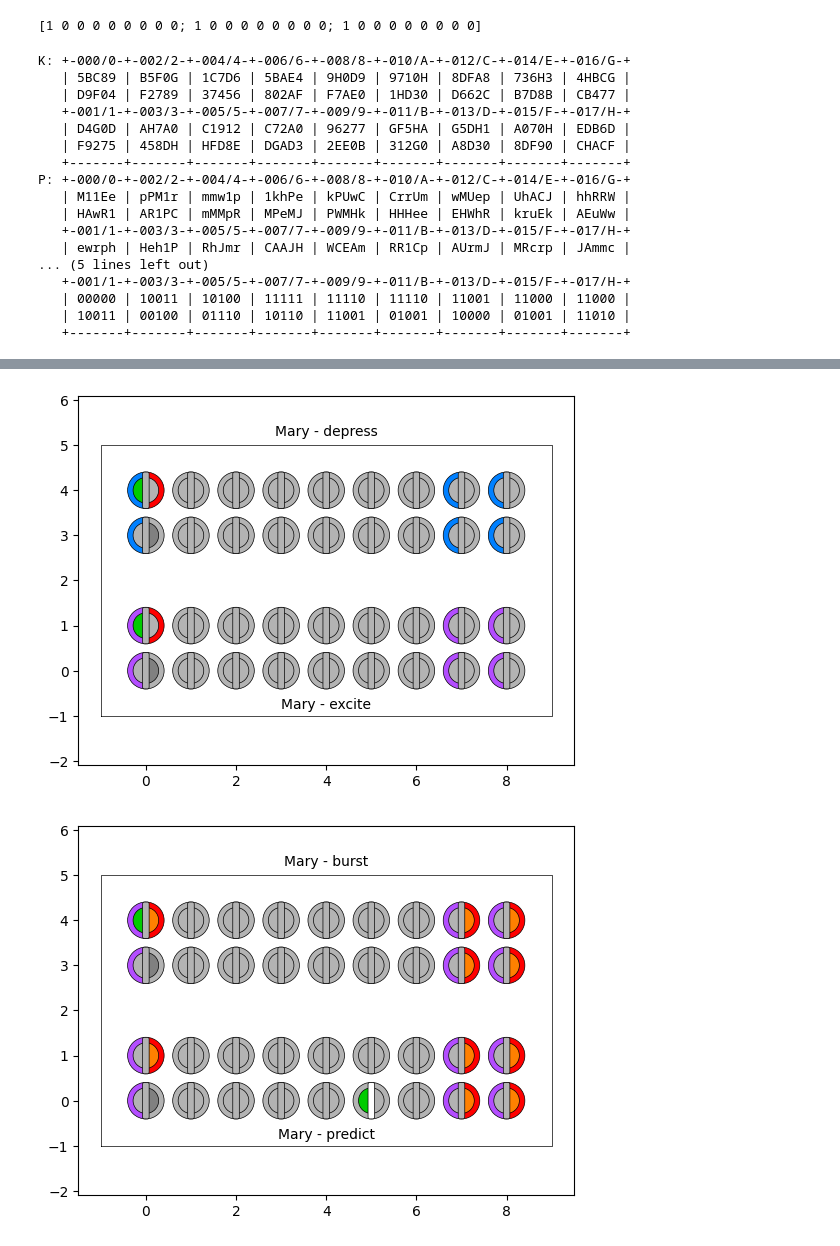
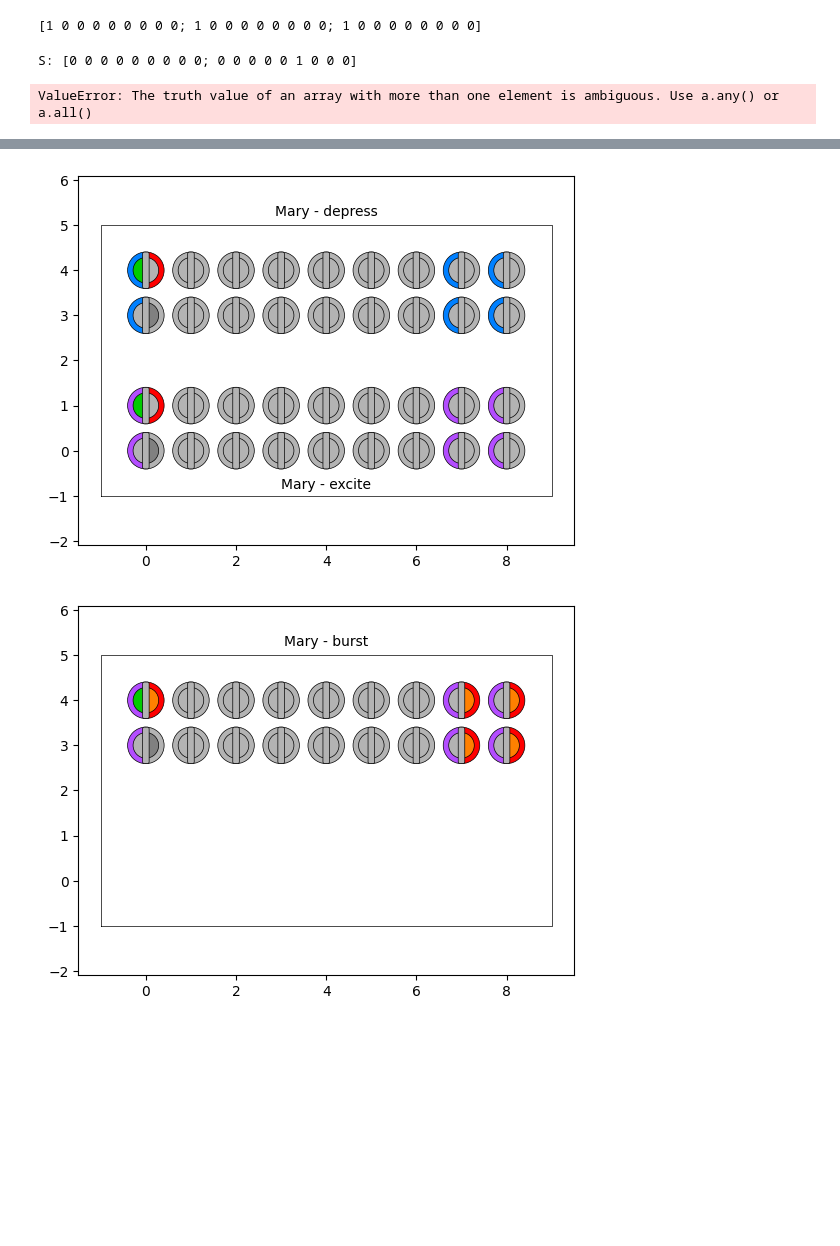
Before and after one commit to ihux/neurotron-develop, a Jupyter notebook: jupyter/neurotron/cluster.ipynb, the cells around one changed output, grey strips where cells are left out. Saved outputs shown, nothing was run; the diff lists cells and outputs as text; code cells hidden in the pictures; blank space fills up the shorter version.

```diff
--- a/jupyter/neurotron/cluster.ipynb
+++ b/jupyter/neurotron/cluster.ipynb
@@ -189,14 +189,13 @@ class Cluster(Attribute):
         return y
 
     def burst(self,y):
-        for k in self.range():
-            self.B[k] = int(not self.D[k] and self.Q[k])
-            self.Y[k] = int(self.Y[k] or self.B[k])
+        self.B = AND(NOT(self.D),self.Q)
+        self.Y = OR(self.Y,self.B)
         return self.update(y)
 
     def predict(self,y):
-        M,N = self.sizes;  c = y[:N];  f = y[N:N+M]
-        for k in range(N):
+        c,f = self.split(y)
+        for k in self.range():
             K = self._predict.K[k]
             #print('##### K:',K,'type:',type(K),'K[0,0]:',K[0,0],type(K[0,0]))
             P = self._predict.P[k]
@@ -210,6 +209,11 @@ class Cluster(Attribute):
             self.S[k] = max(spike)
             #print('V:',V,'W:',W,'E:',E,'spike:',spike)
             self.X[k] = self.S[k]
+
+            S = self._predict(c)
+            print('S:',S)
+            assert S == self.S
+
             if self.S[k]:
                 pdelta,ndelta = self.delta
                 self._predict.I[k] = 2*pdelta*V - ndelta
@@ -220,10 +224,7 @@ class Cluster(Attribute):
         m,n,d,s = self.shape
         c = y[:N];  f = y[N:N+M]; Z = zeros(m,n)
         self.set('U,Q,D,B,Y,S',(Z,Z,Z,Z,Z,Z))
-
-        for k in range(N):
-            y[k] = self.Y[k]
-        return y
+        return self.update(y)
 
     def clear(self,M):
         m,n,d,s = self.shape
@@ -316,29 +317,13 @@ token = Token({'Mary': [1,0,0,0,0,0,0,1,1],
 # %%
 shape = (2,9,2,5); m,n,d,s = shape
 seed(1);  cells = Cluster(*shape)
-cells._predict.map()
 
 cells.X[0] = 1
 y = row(zeros(1,m*n),token['Mary'])
 y = cells.apply(y,'Mary',all=True)
 # %% [output]
-K: +-000/0-+-002/2-+-004/4-+-006/6-+-008/8-+-010/A-+-012/C-+-014/E-+-016/G-+
-   | 5BC89 | B5F0G | 1C7D6 | 5BAE4 | 9H0D9 | 9710H | 8DFA8 | 736H3 | 4HBCG |
-   | D9F04 | F2789 | 37456 | 802AF | F7AE0 | 1HD30 | D662C | B7D8B | CB477 |
-   +-001/1-+-003/3-+-005/5-+-007/7-+-009/9-+-011/B-+-013/D-+-015/F-+-017/H-+
-   | D4G0D | AH7A0 | C1912 | C72A0 | 96277 | GF5HA | G5DH1 | A070H | EDB6D |
-   | F9275 | 458DH | HFD8E | DGAD3 | 2EE0B | 312G0 | A8D30 | 8DF90 | CHACF |
-   +-------+-------+-------+-------+-------+-------+-------+-------+-------+
-P: +-000/0-+-002/2-+-004/4-+-006/6-+-008/8-+-010/A-+-012/C-+-014/E-+-016/G-+
-   | M11Ee | pPM1r | mmw1p | 1khPe | kPUwC | CrrUm | wMUep | UhACJ | hhRRW |
-   | HAwR1 | AR1PC | mMMpR | MPeMJ | PWMHk | HHHee | EHWhR | kruEk | AEuWw |
-   +-001/1-+-003/3-+-005/5-+-007/7-+-009/9-+-011/B-+-013/D-+-015/F-+-017/H-+
-   | ewrph | Heh1P | RhJmr | CAAJH | WCEAm | RR1Cp | AUrmJ | MRcrp | JAmmc |
-... (5 lines left out)
-   +-001/1-+-003/3-+-005/5-+-007/7-+-009/9-+-011/B-+-013/D-+-015/F-+-017/H-+
-   | 00000 | 10011 | 10100 | 11111 | 11110 | 11110 | 11001 | 11000 | 11000 |
-   | 10011 | 00100 | 01110 | 10110 | 11001 | 01001 | 10000 | 01001 | 11010 |
-   +-------+-------+-------+-------+-------+-------+-------+-------+-------+
+S: [0 0 0 0 0 0 0 0 0; 0 0 0 0 0 1 0 0 0]
+ValueError: The truth value of an array with more than one element is ambiguous. Use a.any() or a.all()
 [figure]
 [figure]
-[figure, old version]
+[figure, new version]
```
Also changed, not shown: parts of 2 cells of this notebook, 3 other files.
